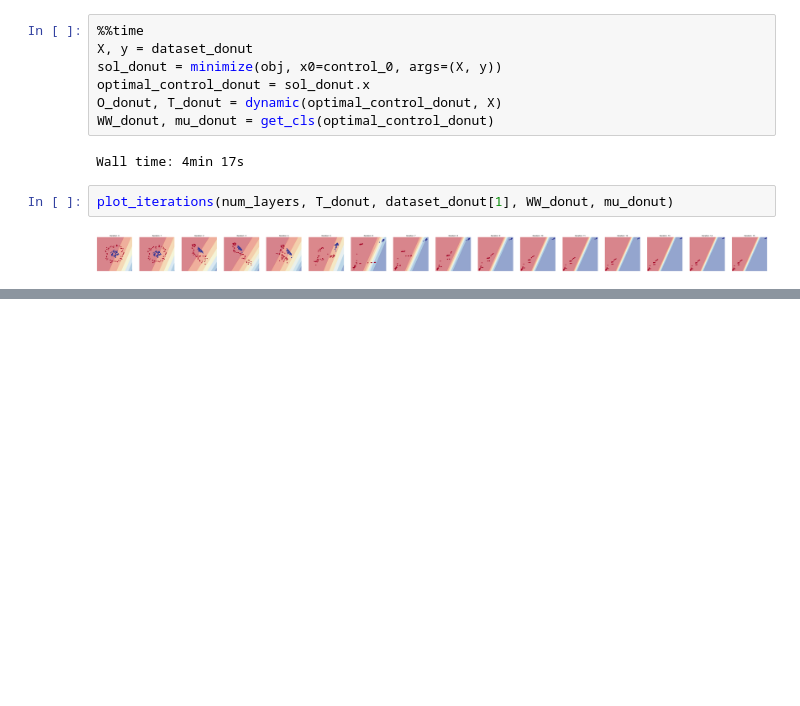
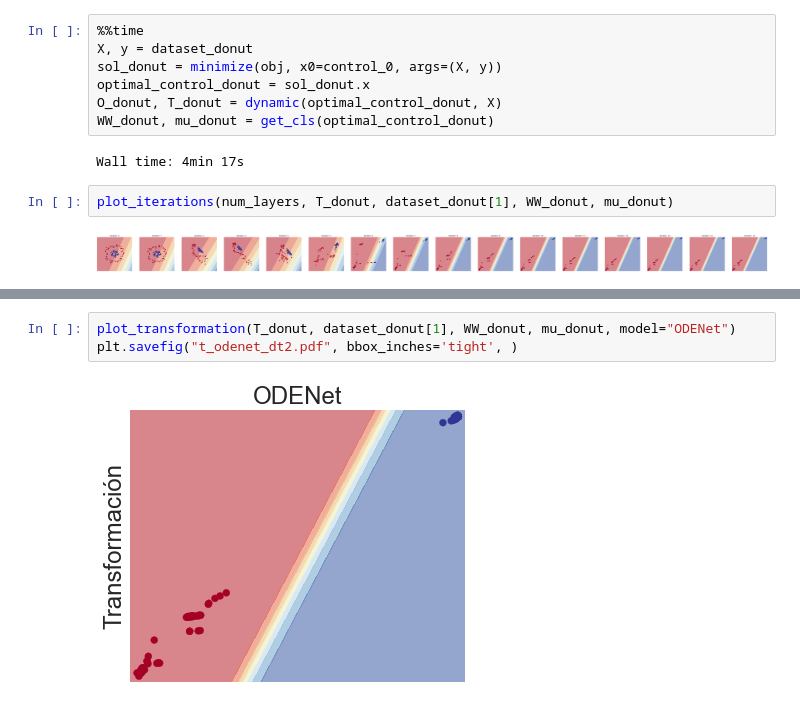
Before and after one commit to furrutiav/deep-learning-as-optimal-control, a Jupyter notebook: 02_resultados_preliminares_odenet.ipynb, the cells around one changed output, grey strips where cells are left out. Drawn from its saved outputs; the diff is of its cells as text; blank space fills up the shorter version.

```diff
--- a/01_resultados_preliminares_odenet.ipynb
+++ b/02_resultados_preliminares_odenet.ipynb
@@ -218,0 +245,5 @@ plot_region(dataset_donut[0], dataset_donut[1], optimal_control_donut)
+# %%
+plot_transformation(T_donut, dataset_donut[1], WW_donut, mu_donut, model="ODENet")
+plt.savefig("t_odenet_dt2.pdf", bbox_inches='tight', )
+# %% [output]
+[figure, added]
```
Also changed, not shown: parts of 5 cells of this notebook, 10 other files.
